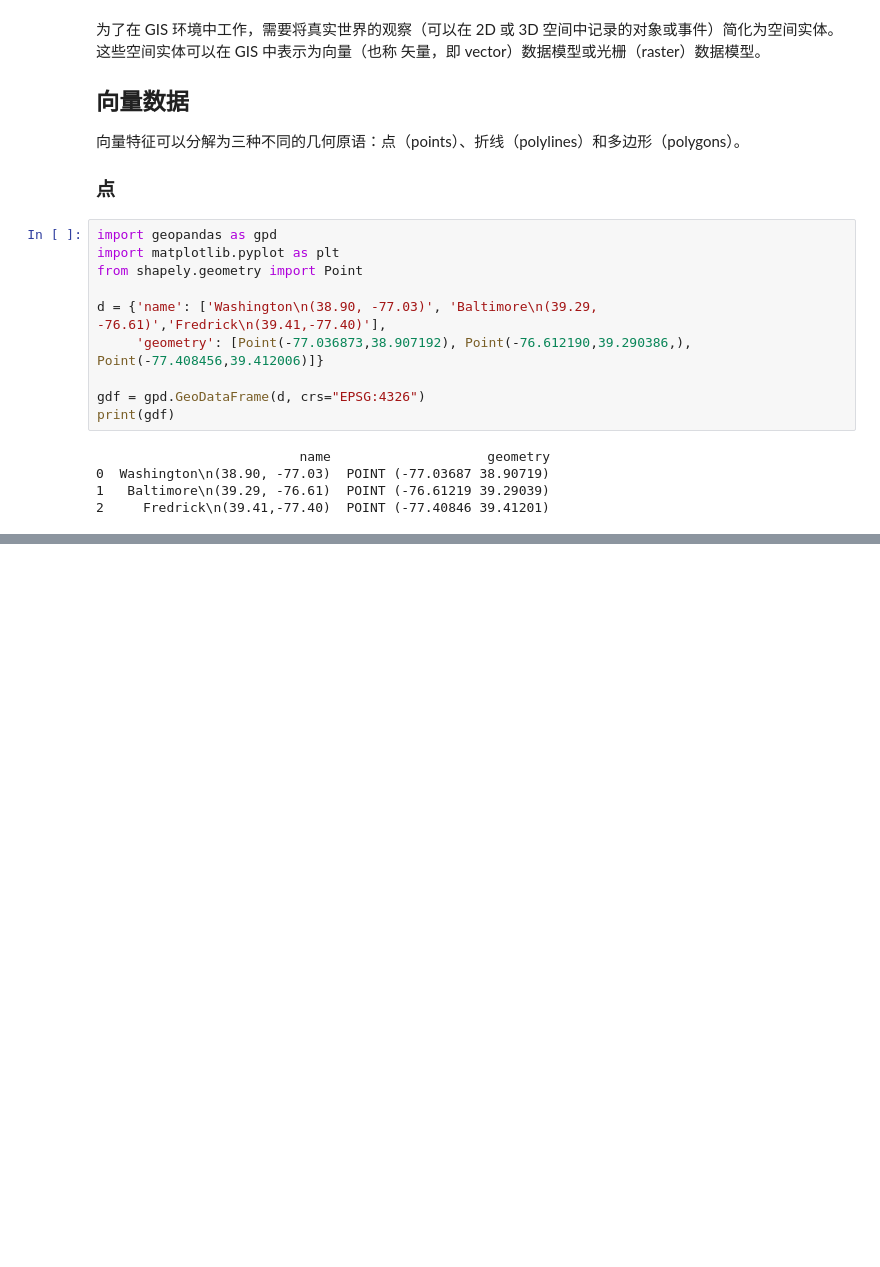
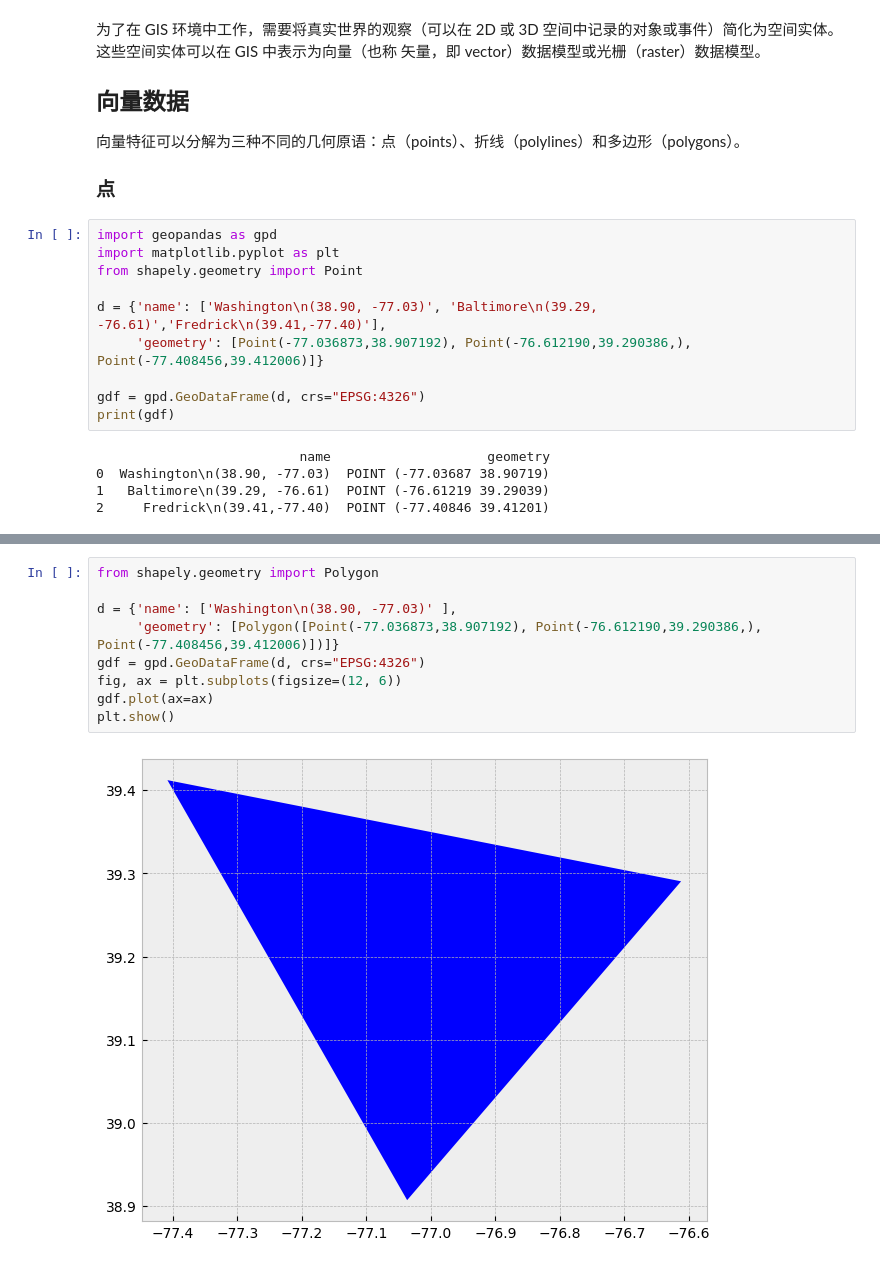
Before and after one commit to xinetzone/vision, a Jupyter notebook: doc/pygis/start/spatial-data.ipynb, the cells around one changed output, grey strips where cells are left out. Cells and saved outputs as stored; diff of their text form; blank space fills up the shorter version.

```diff
--- a/doc/pygis/start/spatial-data.ipynb
+++ b/doc/pygis/start/spatial-data.ipynb
@@ -29,0 +67,11 @@ print(gdf)
+# %%
+from shapely.geometry import Polygon
+
+d = {'name': ['Washington\n(38.90, -77.03)' ],
+     'geometry': [Polygon([Point(-77.036873,38.907192), Point(-76.612190,39.290386,), Point(-77.408456,39.412006)])]}
+gdf = gpd.GeoDataFrame(d, crs="EPSG:4326")
+fig, ax = plt.subplots(figsize=(12, 6))
+gdf.plot(ax=ax)
+plt.show()
+# %% [output]
+[figure, added]
```
Also changed, not shown: parts of 11 cells of this notebook, 13 other files.
